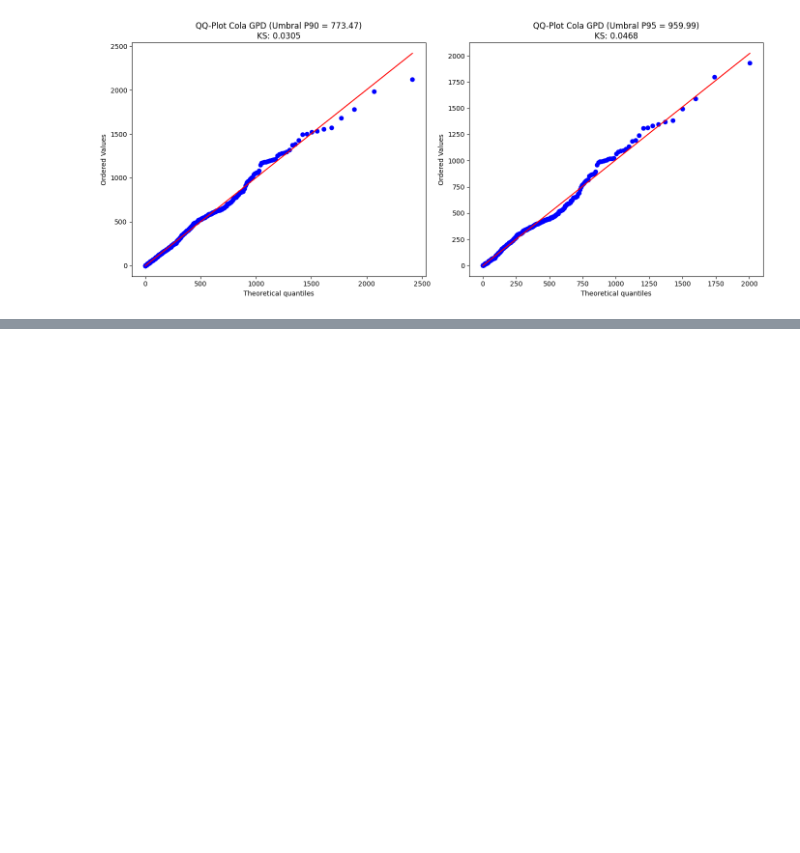
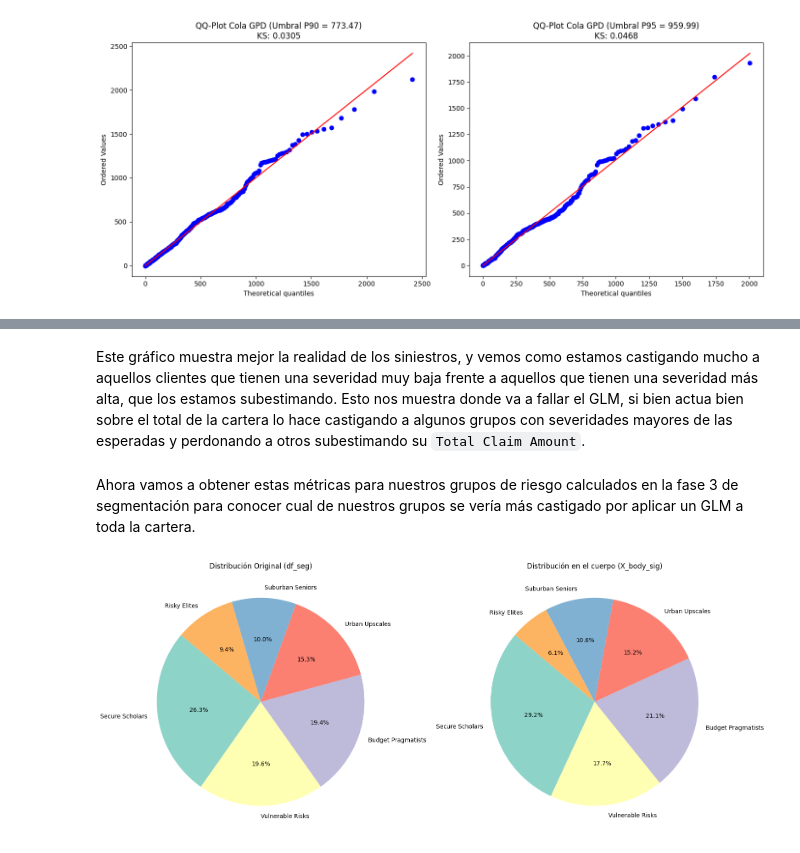
Before and after one commit to diegooperezz/actuarial-bnn-reserving, a Jupyter notebook: notebooks/04_modelado_severidad.ipynb, the cells around one changed output, grey strips where cells are left out. Drawn from its saved outputs; the diff is of its cells as text; code cells hidden in the pictures; blank space fills up the shorter version.

```diff
--- a/notebooks/04_modelado_severidad.ipynb
+++ b/notebooks/04_modelado_severidad.ipynb
@@ -325,0 +809,55 @@ lo que hace al modelo directamente utilizable para tarificación y reservas.
+# %% [markdown]
+Este gráfico muestra mejor la realidad de los siniestros, y vemos como estamos castigando mucho a aquellos clientes que tienen una severidad muy baja frente a aquellos que tienen una severidad más alta, que los estamos subestimando. Esto nos muestra donde va a fallar el GLM, si bien actua bien sobre el total de la cartera lo hace castigando a algunos grupos con severidades mayores de las esperadas y perdonando a otros subestimando su `Total Claim Amount`.
+# %% [markdown]
+Ahora vamos a obtener estas métricas para nuestros grupos de riesgo calculados en la fase 3 de segmentación para conocer cual de nuestros grupos se vería más castigado por aplicar un GLM a toda la cartera.
+# %%
+# Recuperamos la variable 'Customer'
+X_body_sig['Customer'] = df_cuerpo_all['Customer']
+
+# Cargamos el df de individuos clasificados
+df_seg = pd.read_excel(DATA_PATH + 'id_clasificado.xlsx').drop(columns = ['Atipicidad'])
+
+nombres_clusters = {
+    0: 'Risky Elites',
+    1: 'Suburban Seniors',
+    2: 'Budget Pragmatists',
+    3: 'Urban Upscales',
+    4: 'Vulnerable Risks',
+    5: 'Secure Scholars'
+}
+
+df_seg['Cluster_Final'] = df_seg['Cluster_Final'].map(nombres_clusters)
+
+#  Vemos las frecuencias originales y las frecuencias al haber quitado la cola de la distrib
+frecuencias_originales = df_seg['Cluster_Final'].value_counts()
+
+# Unimos al cuerpo de la muestra los segmentos asociados
+X_body_sig = X_body_sig.merge(df_seg[['Customer', 'Cluster_Final']],
+                              on='Customer', how='left')
+
+# Calcular las frecuencias en el cuerpo
+frecuencias_cruzadas = X_body_sig['Cluster_Final'].value_counts().reindex(frecuencias_originales.index, fill_value=0)
+
+### --- GRAFICAR FRECUENCIAS --- ###
+fig, axes = plt.subplots(1, 2, figsize=(16, 8))
+
+# Gráfico 1: Distribución Original
+axes[0].pie(frecuencias_originales,
+            labels=frecuencias_originales.index,
+            autopct='%1.1f%%',
+            startangle=140,
+            colors=plt.cm.Set3.colors)
+axes[0].set_title('Distribución Original (df_seg)')
+
+# Gráfico 2: Distribución en el cuerpo
+axes[1].pie(frecuencias_cruzadas,
+            labels=frecuencias_cruzadas.index,
+            autopct='%1.1f%%',
+            startangle=140,
+            colors=plt.cm.Set3.colors)
+axes[1].set_title('Distribución en el cuerpo (X_body_sig)')
+
+plt.tight_layout()
+plt.show()
+# %% [output]
+[figure, added]
```
Also changed, not shown: parts of 28 cells of this notebook.
